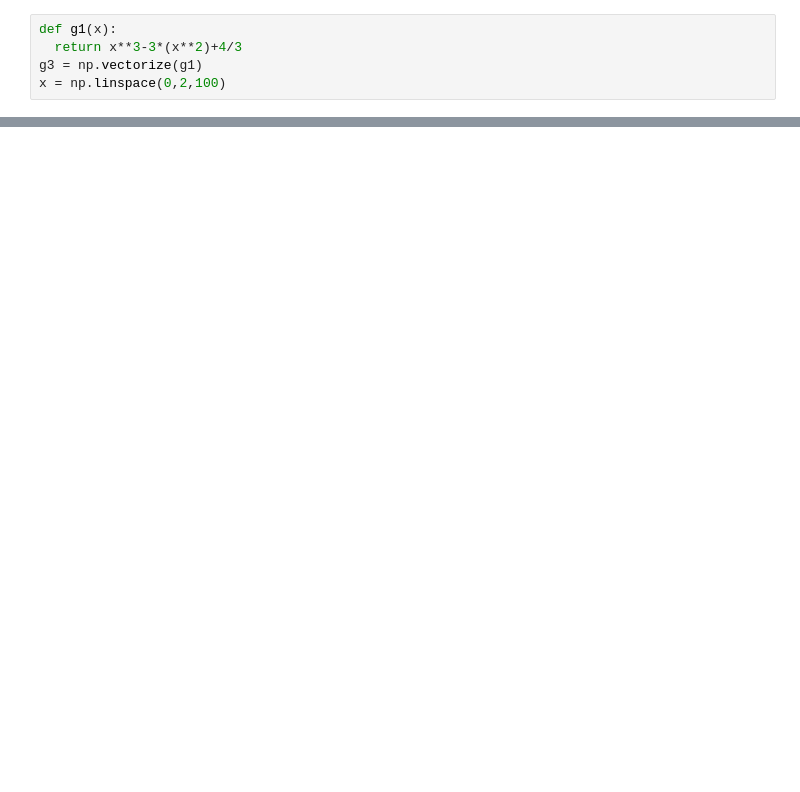
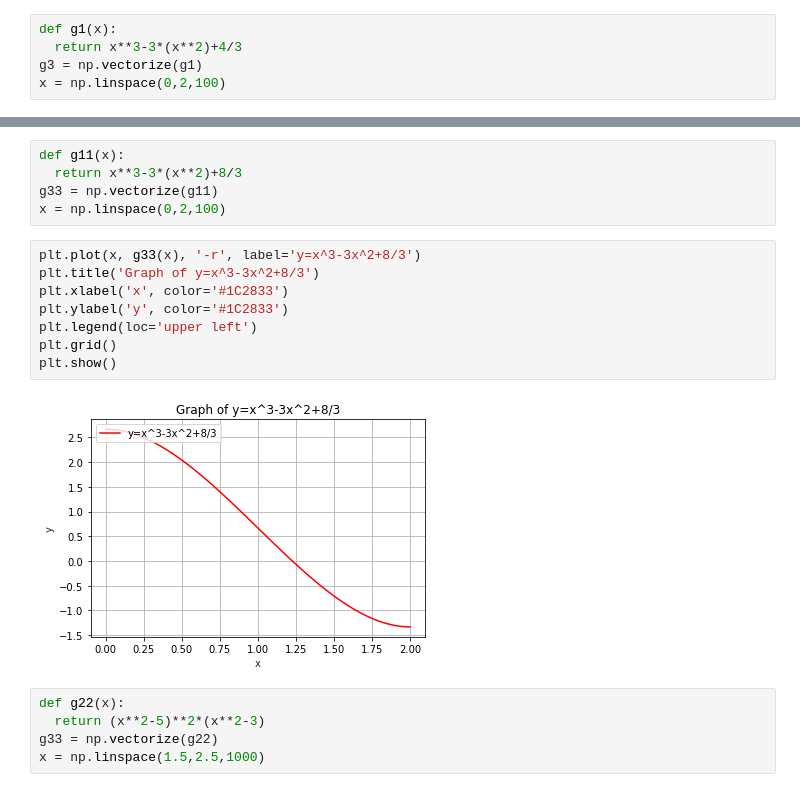
Before and after one commit to jumbokh/csu1111-class, a Jupyter notebook: notebooks/plotfun.ipynb, the cells around one changed output, grey strips where cells are left out. Saved outputs shown, nothing was run; the diff lists cells and outputs as text; blank space fills up the shorter version.

```diff
--- a/notebooks/plotfun.ipynb
+++ b/notebooks/plotfun.ipynb
@@ -38,0 +39,20 @@ plt.show()
+# %%
+def g11(x):
+  return x**3-3*(x**2)+8/3
+g33 = np.vectorize(g11)
+x = np.linspace(0,2,100)
+# %%
+plt.plot(x, g33(x), '-r', label='y=x^3-3x^2+8/3')
+plt.title('Graph of y=x^3-3x^2+8/3')
+plt.xlabel('x', color='#1C2833')
+plt.ylabel('y', color='#1C2833')
+plt.legend(loc='upper left')
+plt.grid()
+plt.show()
+# %% [output]
+[figure, added]
+# %%
+def g22(x):
+  return (x**2-5)**2*(x**2-3)
+g33 = np.vectorize(g22)
+x = np.linspace(1.5,2.5,1000)
```
Also changed, not shown: parts of 8 cells of this notebook.
